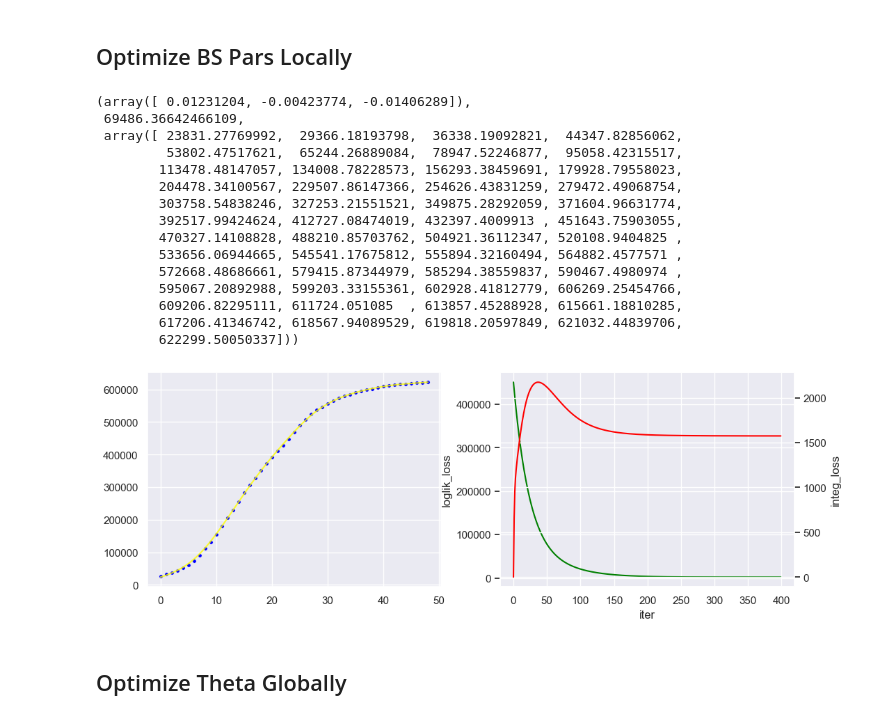
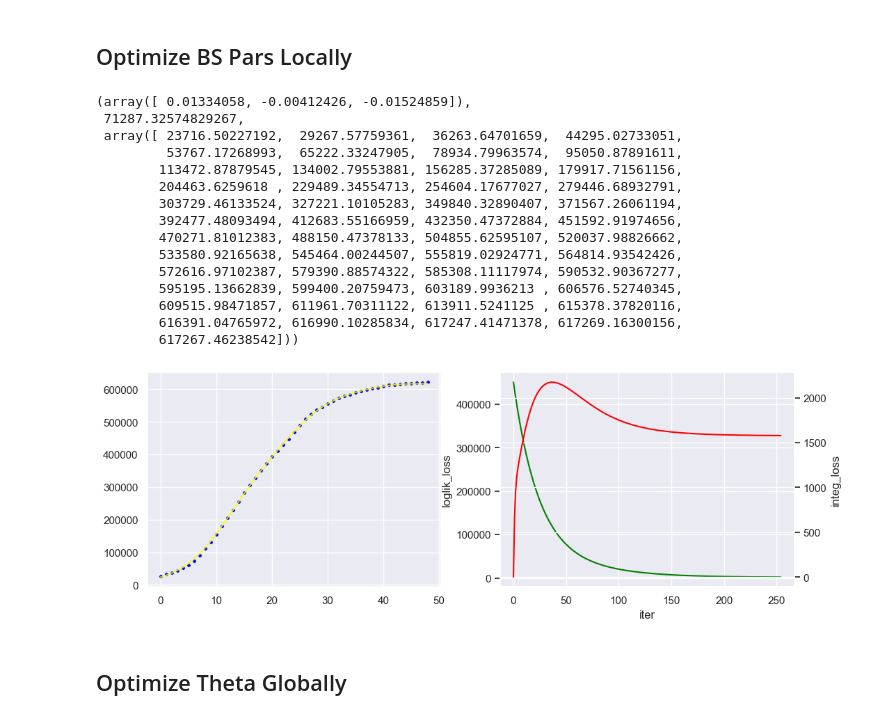
Before and after one commit to ChenZhouUC/Covid19_Modeling, a Jupyter notebook: scripts/covid19.ipynb, the cells around one changed output. Saved outputs shown, nothing was run; the diff lists cells and outputs as text; code cells hidden in the pictures.

```diff
--- a/scripts/covid19.ipynb
+++ b/scripts/covid19.ipynb
@@ -109,6 +110,8 @@ def bs_coeff_local_opt(
     lr,
     decay,
     iters,
+    early_stop_ratio,
+    early_stop_steps,
     show_process,
 ):
     # define interp
@@ -136,6 +139,8 @@ def bs_coeff_local_opt(
     init_grad = np.repeat(0, n_coeff)
 
     loss_update = []
+    losses = [np.inf]
+    continuous_remain = 0
     for _iter in range(iters):
         # loss calculation
         loglik_loss_vec = np.dot(init_coeff, bS) - ser
@@ -147,6 +152,17 @@ def bs_coeff_local_opt(
         )
         loss_ = loglik_loss + integ_loss
 
+        if (
+            loss_ == np.inf
+            or loss_ / min(losses) > early_stop_ratio[0]
+            or continuous_remain > early_stop_steps
+        ):
+            break
+        if loss_ / min(losses) >= early_stop_ratio[1]:
+            continuous_remain = np.clip(continuous_remain + 1, 0, np.inf)
+        else:
+            continuous_remain = 0
+
         # gradient descent
         loglik_part = np.dot(bS, loglik_loss_vec)
         integ_part = (
@@ -154,6 +170,7 @@ def bs_coeff_local_opt(
         )
         init_coeff = init_coeff - lr * (loglik_part + integ_part)
         lr *= decay
+        losses.append(loss_)
         if show_process:
             # print(
             #     "loglik: {} integ: {}".format(
@@ -168,6 +185,7 @@ def bs_coeff_local_opt(
                     integ_loss / labd / np.sqrt(len(ser)),
                 ]
             )
+
     coef_mat = np.dot(bS, bS.T) + np.dot(mat_, mat_.T) / interg_interp_prop * labd**2
     k_mat = np.dot(
         np.dot(
@@ -205,7 +223,9 @@ def bs_coeff_local_opt(
     )
     theta_grad = np.dot(
         np.dot(
-            np.linalg.inv(np.dot(partial_resid_theta.T, partial_resid_theta)),
+            np.linalg.inv(
+                np.dot(partial_resid_theta.T, partial_resid_theta).astype(np.float)
+            ),
             partial_resid_theta.T,
         ),
         ser - np.dot(bS.T, init_coeff),
@@ -237,44 +257,48 @@ interg_interp_prop = 500.0
 ser = data_sh.total_affected.iloc[28:].values
 kappa, mu, tau = 0.6, 1.0, 1.8
 # %%
-labd, lr, decay, iters, show_process = (
+labd, lr, decay, iters, early_stop_ratio, early_stop_steps, show_process = (
     5.0,
     0.02,
     0.999,
     int(4e2),
+    [1.1, 0.999],
+    3,
     True,
 )
 # %%
 bs_coeff_local_opt(
     ser,
     kappa,
     mu,
     tau,
     bs_interp_prop,
     interg_interp_prop,
     labd,
     lr,
     decay,
     iters,
+    early_stop_ratio,
+    early_stop_steps,
     show_process,
 )
 # %% [output]
-(array([ 0.01231204, -0.00423774, -0.01406289]),
- 69486.36642466109,
- array([ 23831.27769992,  29366.18193798,  36338.19092821,  44347.82856062,
-         53802.47517621,  65244.26889084,  78947.52246877,  95058.42315517,
-        113478.48147057, 134008.78228573, 156293.38459691, 179928.79558023,
-        204478.34100567, 229507.86147366, 254626.43831259, 279472.49068754,
-        303758.54838246, 327253.21551521, 349875.28292059, 371604.96631774,
-        392517.99424624, 412727.08474019, 432397.4009913 , 451643.75903055,
-        470327.14108828, 488210.85703762, 504921.36112347, 520108.9404825 ,
-        533656.06944665, 545541.17675812, 555894.32160494, 564882.4577571 ,
-        572668.48686661, 579415.87344979, 585294.38559837, 590467.4980974 ,
-        595067.20892988, 599203.33155361, 602928.41812779, 606269.25454766,
-        609206.82295111, 611724.051085  , 613857.45288928, 615661.18810285,
-        617206.41346742, 618567.94089529, 619818.20597849, 621032.44839706,
-        622299.50050337]))
+(array([ 0.01334058, -0.00412426, -0.01524859]),
+ 71287.32574829267,
+ array([ 23716.50227192,  29267.57759361,  36263.64701659,  44295.02733051,
+         53767.17268993,  65222.33247905,  78934.79963574,  95050.87891611,
+        113472.87879545, 134002.79553881, 156285.37285089, 179917.71561156,
+        204463.6259618 , 229489.34554713, 254604.17677027, 279446.68932791,
+        303729.46133524, 327221.10105283, 349840.32890407, 371567.26061194,
+        392477.48093494, 412683.55166959, 432350.47372884, 451592.91974656,
+        470271.81012383, 488150.47378133, 504855.62595107, 520037.98826662,
+        533580.92165638, 545464.00244507, 555819.02924771, 564814.93542426,
+        572616.97102387, 579390.88574322, 585308.11117974, 590532.90367277,
+        595195.13662839, 599400.20759473, 603189.9936213 , 606576.52740345,
+        609515.98471857, 611961.70311122, 613911.5241125 , 615378.37820116,
+        616391.04765972, 616990.10285834, 617247.41471378, 617269.16300156,
+        617267.46238542]))
-[figure, old version]
+[figure, new version]
 # %% [markdown]
 ## Optimize Theta Globally
 # %%
```
Also changed, not shown: parts of 10 cells of this notebook, 1 other file.
